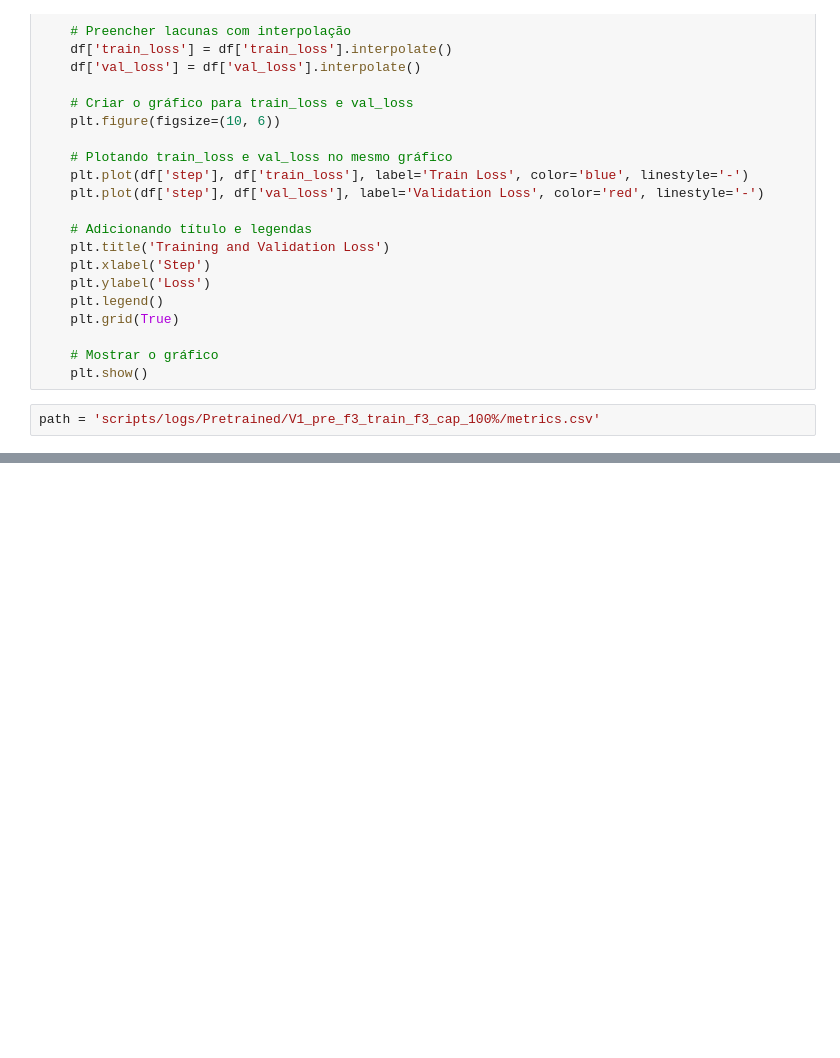
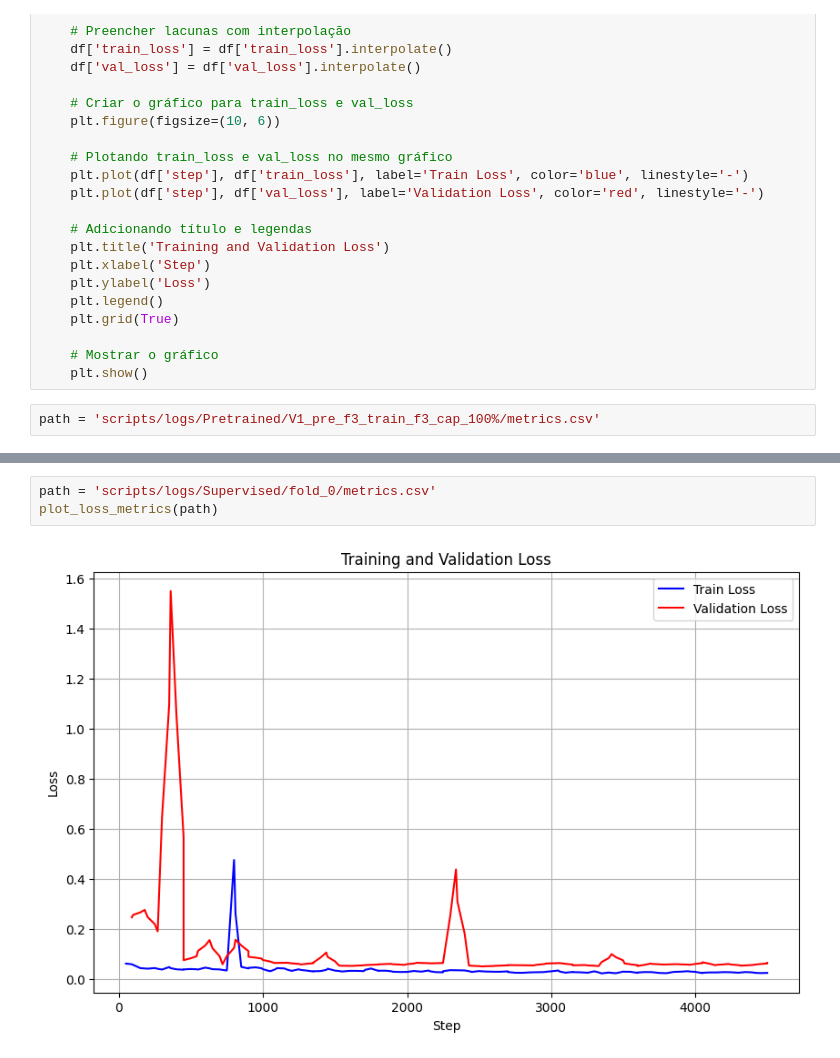
Before and after one commit to viniciuslsoares/Seismic-Byol, a Jupyter notebook: data_exploit.ipynb, the cells around one changed output, grey strips where cells are left out. Drawn from its saved outputs; the diff is of its cells as text; blank space fills up the shorter version.

```diff
--- a/data_exploit.ipynb
+++ b/data_exploit.ipynb
@@ -385,0 +345,5 @@ plot_loss_metrics(path)
+# %%
+path = 'scripts/logs/Supervised/fold_0/metrics.csv'
+plot_loss_metrics(path)
+# %% [output]
+[figure, added]
```
Also changed, not shown: parts of 25 cells of this notebook, 17 other files.
